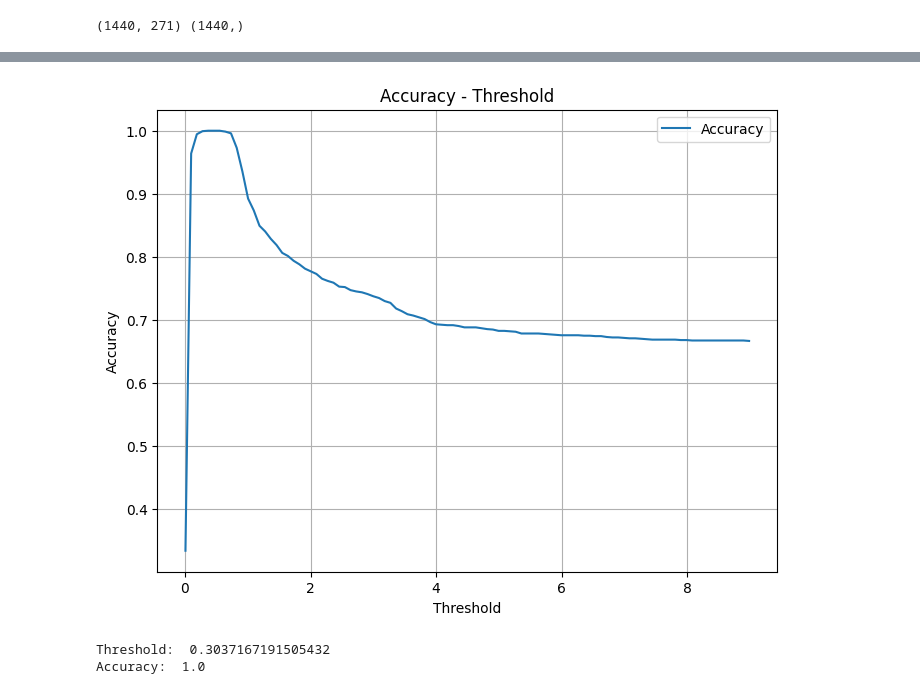
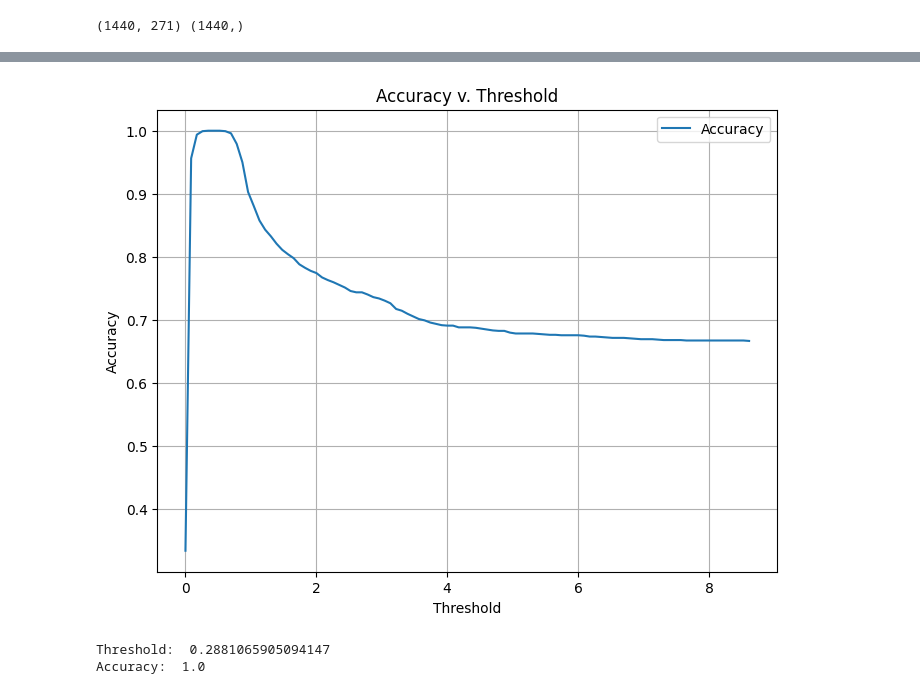
Before and after one commit to measaverb/ai-class, a Jupyter notebook: 5주차/dsada/01_anomaly_detection.ipynb, the cells around one changed output, grey strips where cells are left out. Cells and saved outputs as stored; diff of their text form; code cells hidden in the pictures.

```diff
--- a/5주차/dsada/01_anomaly_detection.ipynb
+++ b/5주차/dsada/01_anomaly_detection.ipynb
@@ -70,7 +70,7 @@ filtered_data.head()
 | 964 | -4.774916 | -4.6741 | -4.8457 | 0.001080 | 0.032868 | 0.324779 | -0.459456 | -0.38900 | ... |
 5 rows × 273 columns
 # %%
-X = filtered_data.drop(['activity', 'people', 'activity'], axis=1).values
+X = filtered_data.drop(['activity', 'abnormal'], axis=1).values
 y = filtered_data['abnormal'].values
 print(X.shape, y.shape)
 # %% [output]
@@ -190,14 +190,14 @@ for threshold in thresholds:
 # %%
 plt.figure(figsize=(8, 6))
 plt.plot(thresholds, accuracies, label='Accuracy')
 plt.xlabel('Threshold')
 plt.ylabel('Accuracy')
-plt.title('Accuracy - Threshold')
+plt.title('Accuracy v. Threshold')
 plt.legend()
 plt.grid(True)
 plt.show()
 # %% [output]
-[figure, old version]
+[figure, new version]
 # %%
 net.eval()
 with torch.no_grad():
@@ -211,5 +211,5 @@ anomalies = (reconstruction_errors > threshold).float()
 accuracy = torch.sum(anomalies == torch.FloatTensor(y_test)).item() / len(y_test)
 print("Accuracy: ", accuracy)
 # %% [output]
-Threshold:  0.3037167191505432
+Threshold:  0.2881065905094147
 Accuracy:  1.0
```
Also changed, not shown: parts of 1 cell of this notebook.
